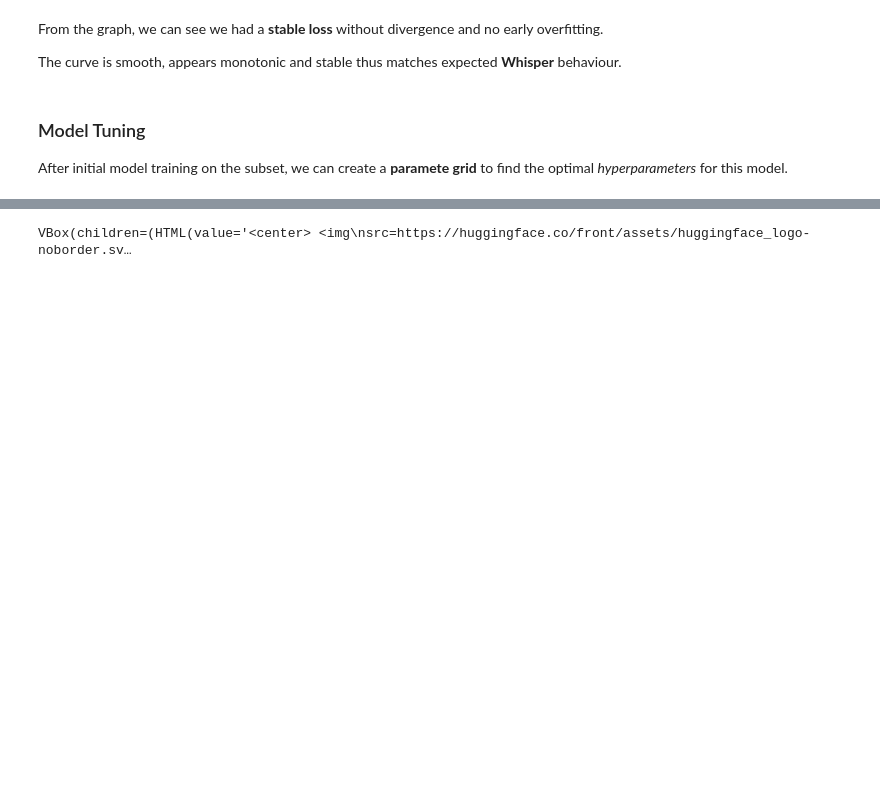
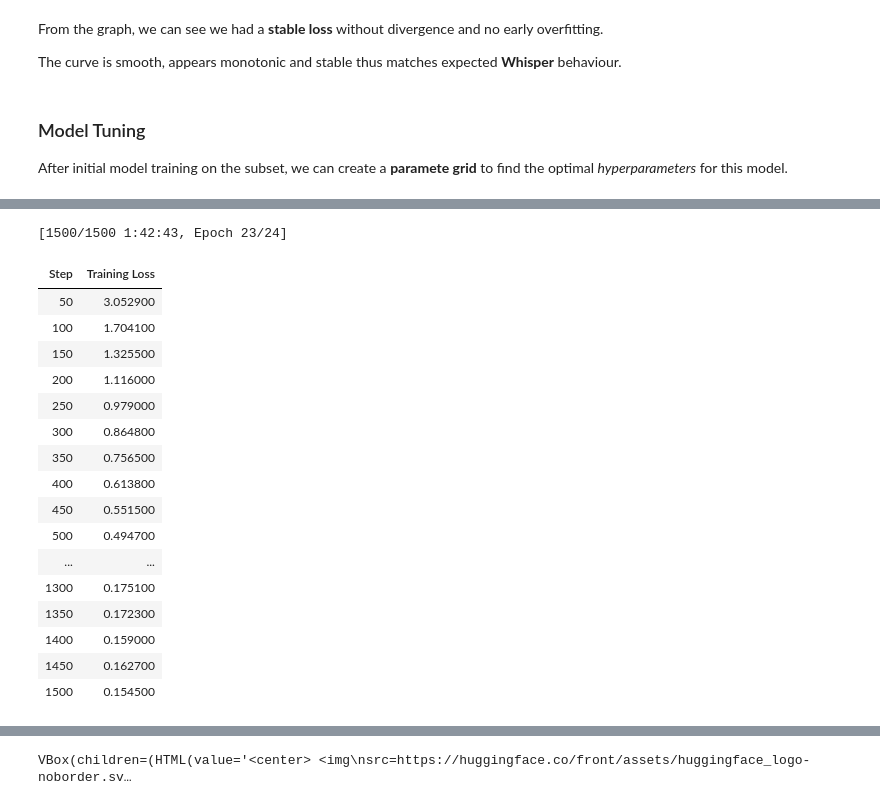
Before and after one commit to MarwaBrian/ASR_Fellowship_Challenge, a Jupyter notebook: Indaba.ipynb, the cells around one changed output, grey strips where cells are left out. Drawn from its saved outputs; the diff is of its cells as text; code cells hidden in the pictures; blank space fills up the shorter version.

```diff
--- a/Indaba.ipynb
+++ b/Indaba.ipynb
@@ -1178,0 +1145,9 @@ VBox(children=(HTML(value='<center> <img\nsrc=https://huggingface.co/front/asset
+# %%
+#best config from tuning
+best_cfg = results[0]["cfg"].copy()
+
+# For final training, increase steps
+best_cfg["max_steps"] = 1500
+
+print("Using final config:")
+print(best_cfg)
@@ -1178,0 +1157,69 @@ VBox(children=(HTML(value='<center> <img\nsrc=https://huggingface.co/front/asset
+# %%
+from pathlib import Path
+
+final_dir = Path("/content/drive/MyDrive/final_lora_model")
+final_dir.mkdir(parents=True, exist_ok=True)
+
+def train_final_model(cfg, save_dir):
+    model = build_lora_model(cfg)
+
+    training_args = Seq2SeqTrainingArguments(
+        output_dir=str(save_dir),
+        per_device_train_batch_size=8,
+        gradient_accumulation_steps=2,
+        learning_rate=cfg["learning_rate"],
+        warmup_steps=50,
+        max_steps=cfg["max_steps"],
+        fp16=True,
+        logging_steps=50,
+        save_steps=cfg["max_steps"],
+        save_total_limit=1,
+        report_to="none",
+        predict_with_generate=False,
+        remove_unused_columns=False,
+    )
+
+    trainer = Seq2SeqTrainer(
+        model=model,
+        args=training_args,
+        train_dataset=cleaned_dataset,
+        data_collator=data_collator,
+        tokenizer=processor.feature_extractor,
+    )
+
+    trainer.train()
+
+    logs = [x for x in trainer.state.log_history if "loss" in x]
+    final_loss = logs[-1]["loss"]
+
+    # save only adapters (PEFT)
+    model.save_pretrained(str(save_dir))
+
+    # free GPU memory
+    del model
+    torch.cuda.empty_cache()
+
+    return final_loss
+
+final_loss = train_final_model(best_cfg, final_dir)
+print("Final training loss:", final_loss)
+print("Final LoRA saved at:", final_dir)
+# %% [output]
+[1500/1500 1:42:43, Epoch 23/24]
+| Step | Training Loss |
+| 50 | 3.052900 |
+| 100 | 1.704100 |
+| 150 | 1.325500 |
+| 200 | 1.116000 |
+| 250 | 0.979000 |
+| 300 | 0.864800 |
+| 350 | 0.756500 |
+| 400 | 0.613800 |
+| 450 | 0.551500 |
+| 500 | 0.494700 |
+| ... | ... |
+| 1300 | 0.175100 |
+| 1350 | 0.172300 |
+| 1400 | 0.159000 |
+| 1450 | 0.162700 |
+| 1500 | 0.154500 |
```
Also changed, not shown: parts of 42 cells of this notebook.
